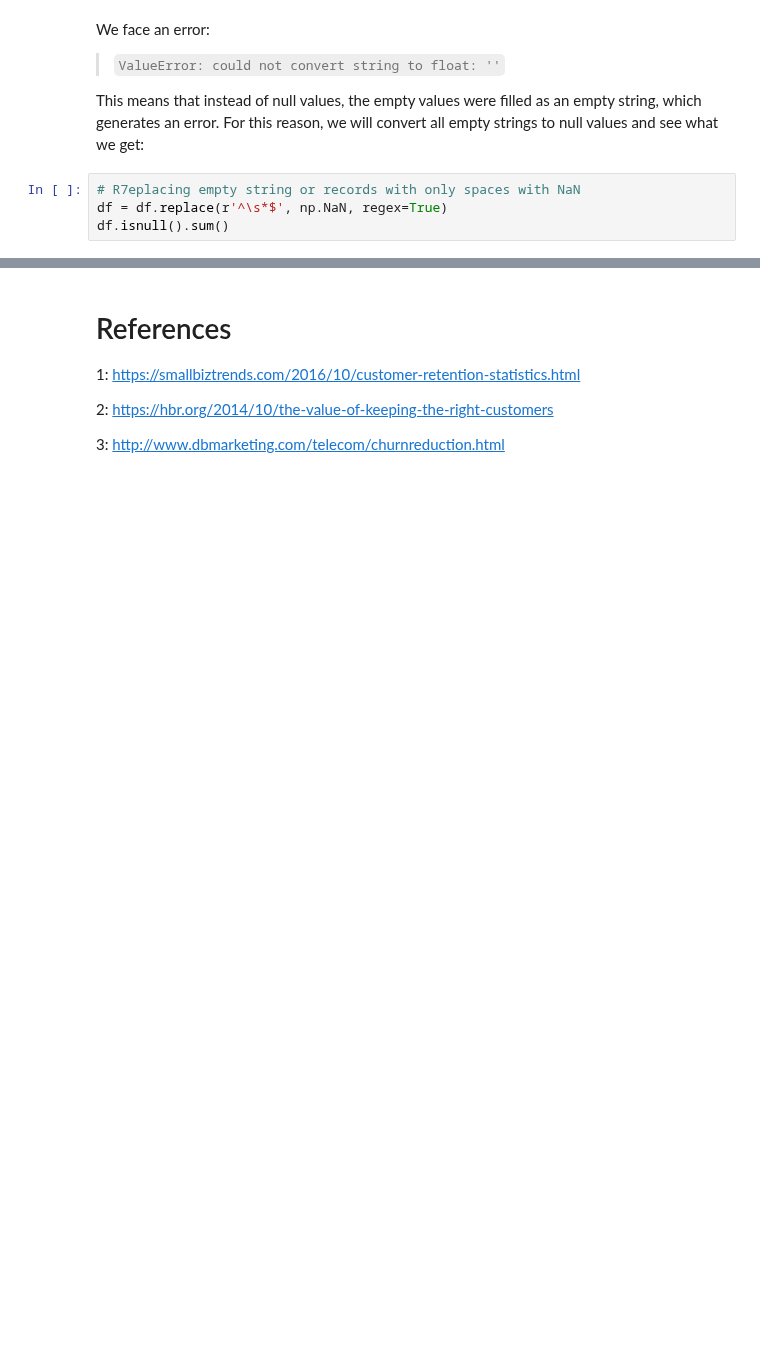
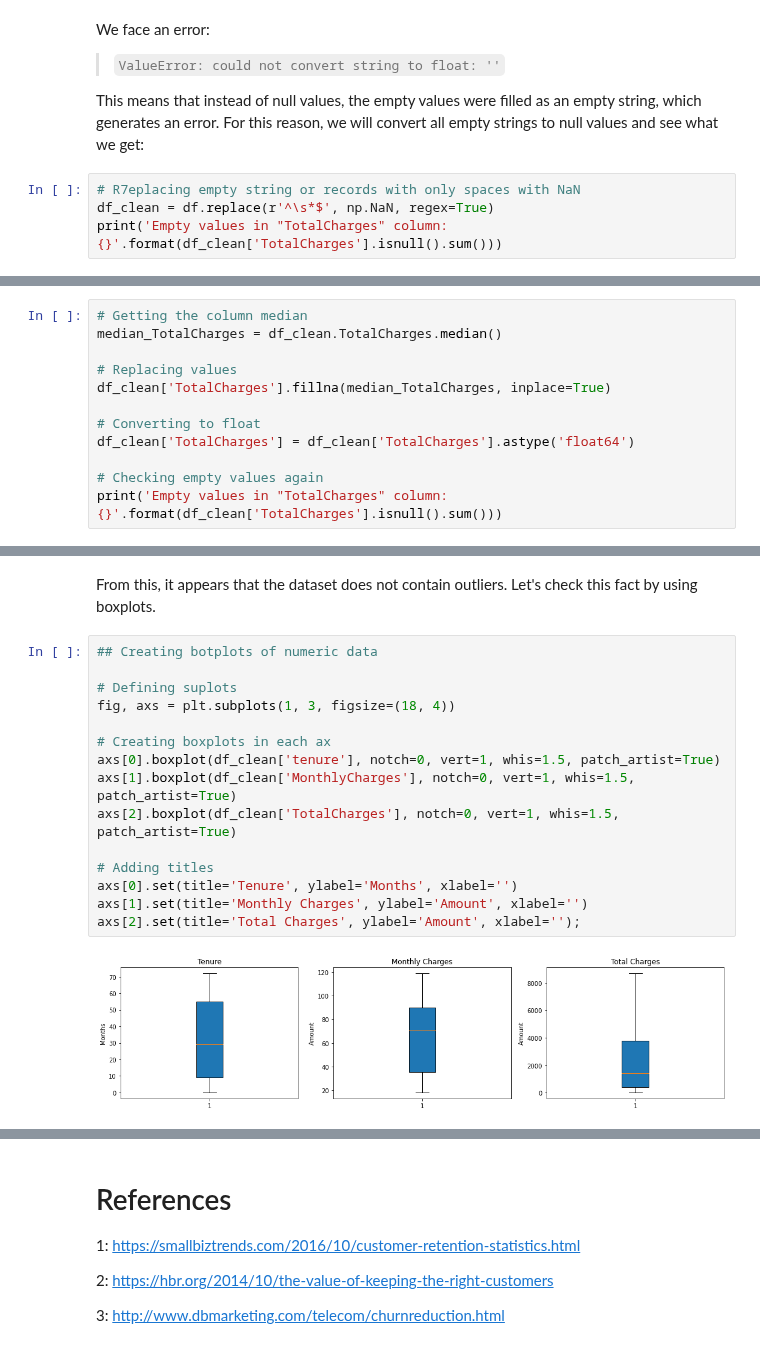
Before and after one commit to cfantecelle/data_science_portfolio, a Jupyter notebook: project_churn/churn_prediction.ipynb, the cells around one changed output, grey strips where cells are left out. Cells and saved outputs as stored; diff of their text form; blank space fills up the shorter version.

```diff
--- a/project_churn/churn_prediction.ipynb
+++ b/project_churn/churn_prediction.ipynb
@@ -152,6 +154,6 @@ We face an error:
 This means that instead of null values, the empty values were filled as an empty string, which generates an error. For this reason, we will convert all empty strings to null values and see what we get:
 # %%
 # R7eplacing empty string or records with only spaces with NaN
-df = df.replace(r'^\s*$', np.NaN, regex=True)
-df.isnull().sum()
+df_clean = df.replace(r'^\s*$', np.NaN, regex=True)
+print('Empty values in "TotalCharges" column: {}'.format(df_clean['TotalCharges'].isnull().sum()))
 # %% [output]
@@ -174,0 +163,12 @@ dtype: int64
+# %%
+# Getting the column median
+median_TotalCharges = df_clean.TotalCharges.median()
+
+# Replacing values
+df_clean['TotalCharges'].fillna(median_TotalCharges, inplace=True)
+
+# Converting to float
+df_clean['TotalCharges'] = df_clean['TotalCharges'].astype('float64')
+
+# Checking empty values again
+print('Empty values in "TotalCharges" column: {}'.format(df_clean['TotalCharges'].isnull().sum()))
@@ -174,0 +192,19 @@ dtype: int64
+# %% [markdown]
+From this, it appears that the dataset does not contain outliers. Let's check this fact by using boxplots.
+# %%
+## Creating botplots of numeric data
+
+# Defining suplots
+fig, axs = plt.subplots(1, 3, figsize=(18, 4))
+
+# Creating boxplots in each ax
+axs[0].boxplot(df_clean['tenure'], notch=0, vert=1, whis=1.5, patch_artist=True)
+axs[1].boxplot(df_clean['MonthlyCharges'], notch=0, vert=1, whis=1.5, patch_artist=True)
+axs[2].boxplot(df_clean['TotalCharges'], notch=0, vert=1, whis=1.5, patch_artist=True)
+
+# Adding titles
+axs[0].set(title='Tenure', ylabel='Months', xlabel='')
+axs[1].set(title='Monthly Charges', ylabel='Amount', xlabel='')
+axs[2].set(title='Total Charges', ylabel='Amount', xlabel='');
+# %% [output]
+[figure, added]
```
Also changed, not shown: parts of 19 cells of this notebook, 2 other files.
